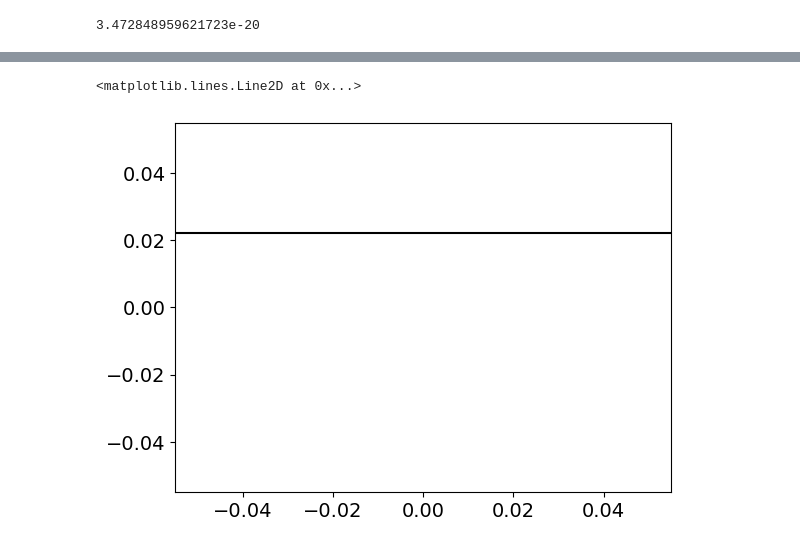
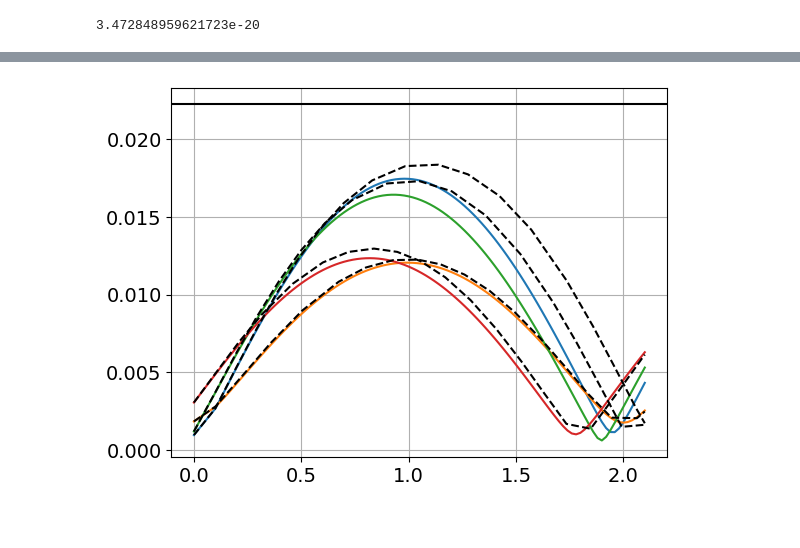
Before and after one commit to zhouperry/CeNTREX-trajectories, a Jupyter notebook: examples/Linear restoring force.ipynb, the cells around one changed output, grey strips where cells are left out. Drawn from its saved outputs; the diff is of its cells as text; code cells hidden in the pictures.

```diff
--- a/examples/Linear restoring force.ipynb
+++ b/examples/Linear restoring force.ipynb
@@ -260,8 +236,20 @@ hit, t_hit, x_hit, v_hit = bore.get_collisions_linear(c, s, velocities, Accelera
-# %%
-fig, ax = plt.subplots()
-
-ax.plot(x_hit.z, np.sqrt(x_hit.x**2 + x_hit.y**2), '.')
-ax.axhline(R, color = 'k')
-# %% [output]
-<matplotlib.lines.Line2D at 0x...>
-[figure, removed]
+# %%
+fig, ax = plt.subplots()
+
+for idt, traj in enumerate(trajectories.values()):
+    ax.plot(traj.z, np.sqrt(traj.x**2+ traj.y**2))
+    if idt >= 3:
+        break
+
+for idt, traj in enumerate(trajectories_ode.values()):
+    ax.plot(traj.z, np.sqrt(traj.x**2 + traj.y**2), ls = '--', color = 'k')
+    if idt >= 3:
+        break
+
+# for traj in trajectories_ode_nb.values():
+#     ax.plot(traj.z, np.sqrt(traj.x**2 + traj.y**2), ls = '--', color = 'k')
+
+ax.axhline(R, color = 'k')
+ax.grid()
+# %% [output]
+[figure, added]
```
Also changed, not shown: parts of 7 cells of this notebook, 1 other file.
